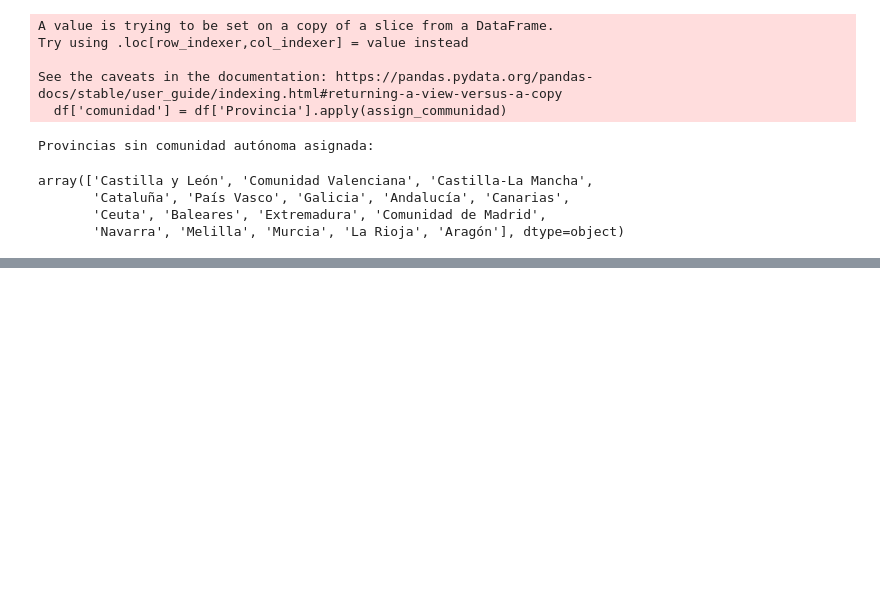
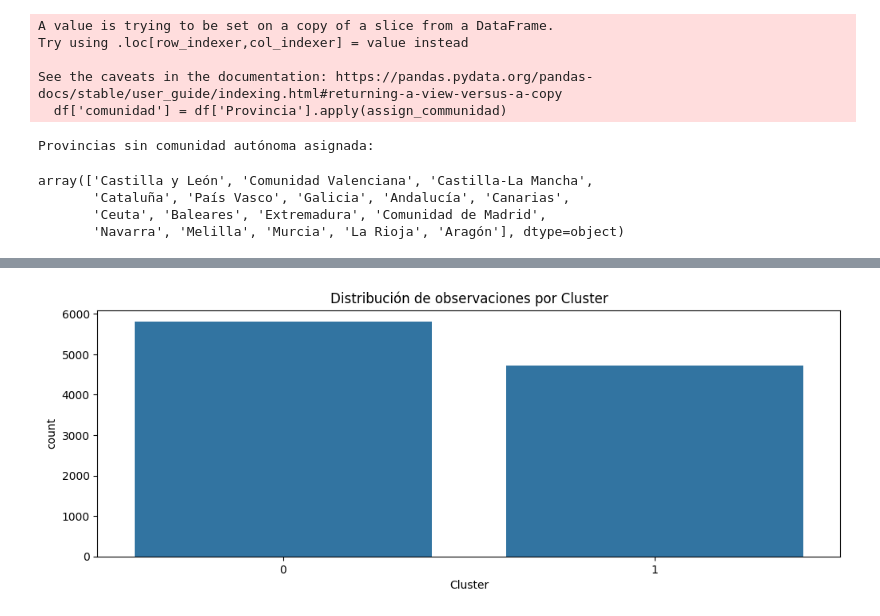
Before and after one commit to Jacobo24/Gestion_2, a Jupyter notebook: importacion.ipynb, the cells around one changed output, grey strips where cells are left out. Cells and saved outputs as stored; diff of their text form; code cells hidden in the pictures; blank space fills up the shorter version.

```diff
--- a/importacion.ipynb
+++ b/importacion.ipynb
@@ -324,0 +445,12 @@ print(df[ordinal_cols].head())
+# %%
+df = df.copy()  # Hacer una copia del DataFrame original para evitar problemas de referencia.
+kmeans = KMeans(n_clusters=clusters, random_state=42)
+df['Cluster'] = kmeans.fit_predict(X_pca)
+# %%
+import seaborn as sns
+plt.figure(figsize=(12, 4))
+sns.countplot(x='Cluster', data=df)
+plt.title('Distribución de observaciones por Cluster')
+plt.show()
+# %% [output]
+[figure, added]
```
Also changed, not shown: parts of 20 cells of this notebook.
